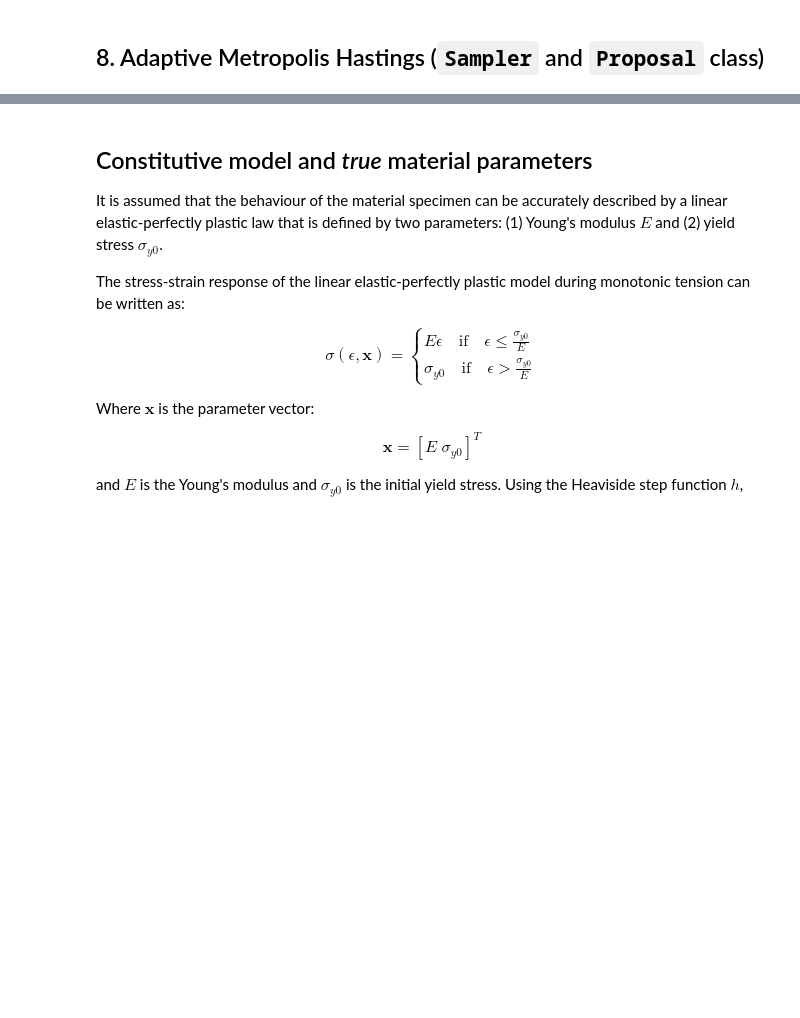
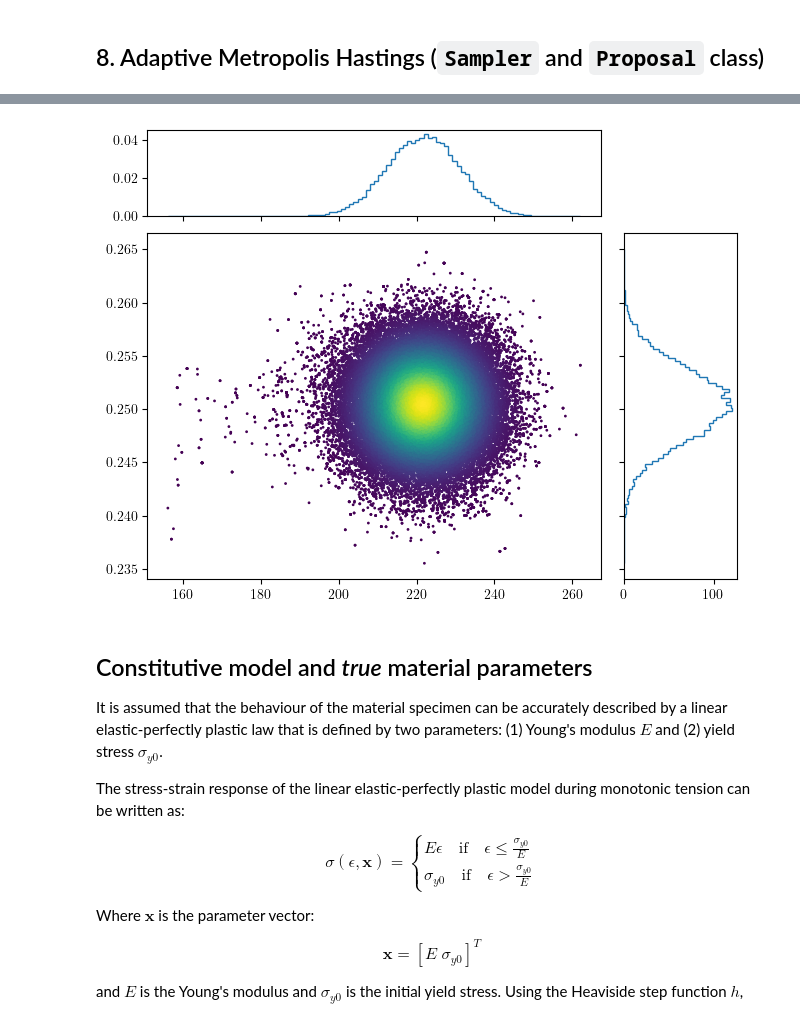
Before and after one commit to mark-hobbs/bayesian-inference-tutorial, a Jupyter notebook: examples/02-linear-elasticity-perfect-plasticity.ipynb, the cells around one changed output, grey strips where cells are left out. Cells and saved outputs as stored; diff of their text form; code cells hidden in the pictures; blank space fills up the shorter version.

```diff
--- a/examples/02-linear-elasticity-perfect-plasticity.ipynb
+++ b/examples/02-linear-elasticity-perfect-plasticity.ipynb
@@ -550,3 +549,25 @@ plt.tight_layout()
+# %%
+def scatter_hist(x, y, p, ax, ax_histx, ax_histy):
+    ax_histx.tick_params(axis="x", labelbottom=False)
+    ax_histy.tick_params(axis="y", labelleft=False)
+
+    ax.scatter(x, y, s=1, c=p)
+
+    xbinwidth = (np.max(x) - np.min(x)) / 100
+    ybinwidth = (np.max(y) - np.min(y)) / 100
+    xbins = np.arange(np.min(x), np.max(x) + xbinwidth, xbinwidth)
+    ybins = np.arange(np.min(y), np.max(y) + ybinwidth, ybinwidth)
+    ax_histx.hist(x, bins=xbins, density=True, histtype='step')
+    ax_histy.hist(y, bins=ybins, density=True, histtype='step', orientation='horizontal')
+# %%
+fig = plt.figure(layout='constrained')
+ax = fig.add_gridspec(top=0.75, right=0.75).subplots()
+ax_histx = ax.inset_axes([0, 1.05, 1, 0.25], sharex=ax)
+ax_histy = ax.inset_axes([1.05, 0, 0.25, 1], sharey=ax)
+p = [posterior.evaluate(sample) for sample in samples] # TODO: save this in the Sampler class
+scatter_hist(samples[1000:, 0], samples[1000:, 1], p[1000:], ax, ax_histx, ax_histy)
+# %% [output]
+[figure, added]
 # %% [markdown]
 ## Constitutive model and *true* material parameters
 
```
Also changed, not shown: parts of 8 cells of this notebook.
